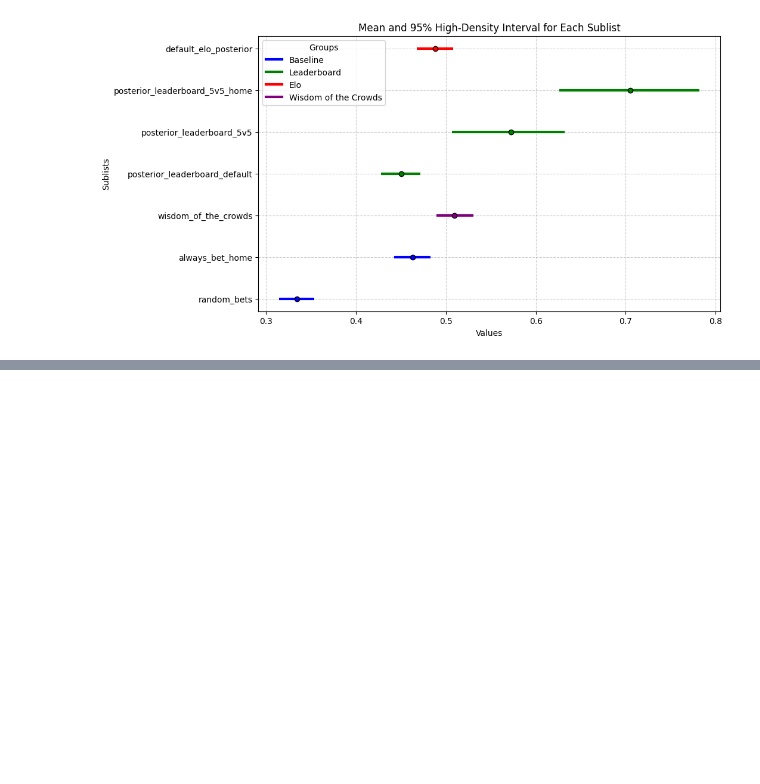
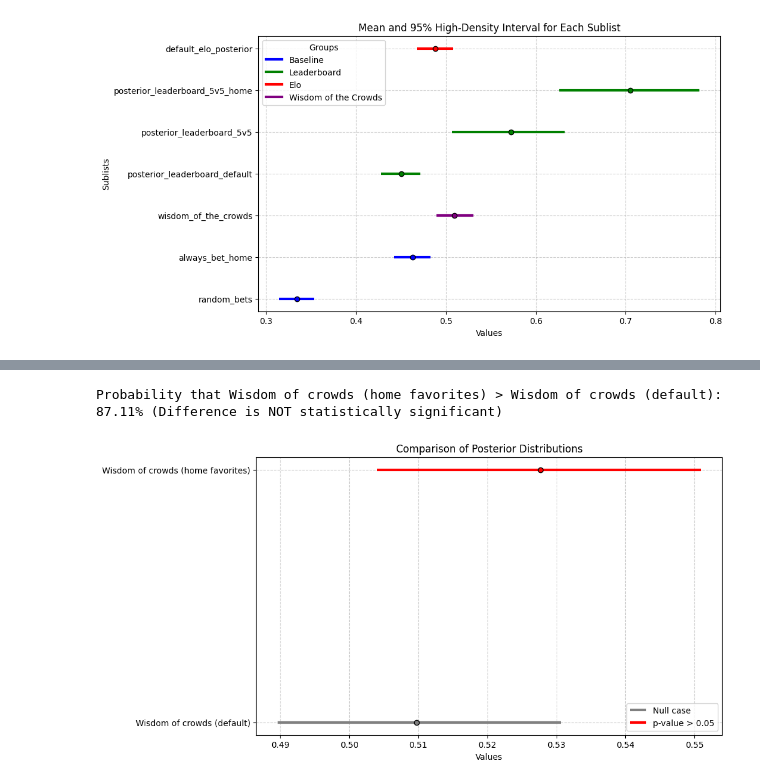
Before and after one commit to FelipeBandeira/capstone, a Jupyter notebook: Posterior comparison.ipynb, the cells around one changed output, grey strips where cells are left out. Cells and saved outputs as stored; diff of their text form; code cells hidden in the pictures; blank space fills up the shorter version.

```diff
--- a/Posterior comparison.ipynb
+++ b/Posterior comparison.ipynb
@@ -157,0 +173,9 @@ Probability that Default Elo > Default Leaderboard: 99.26%
+# %%
+posterior1 = np.random.normal(0, 1, 8000)  # Baseline posterior
+posterior2 = np.random.normal(0.5, 1, 8000)  # Another posterior
+posterior3 = np.random.normal(3, 1, 8000)  # Yet another posterior
+
+compare_posteriors(wisdom_of_the_crowds, crowds_only_home_favorites, names=["Wisdom of crowds (default)", "Wisdom of crowds (home favorites)",])
+# %% [output]
+Probability that Wisdom of crowds (home favorites) > Wisdom of crowds (default): 87.11% (Difference is NOT statistically significant)
+[figure, added]
```
Also changed, not shown: parts of 8 cells of this notebook, 4 other files.
